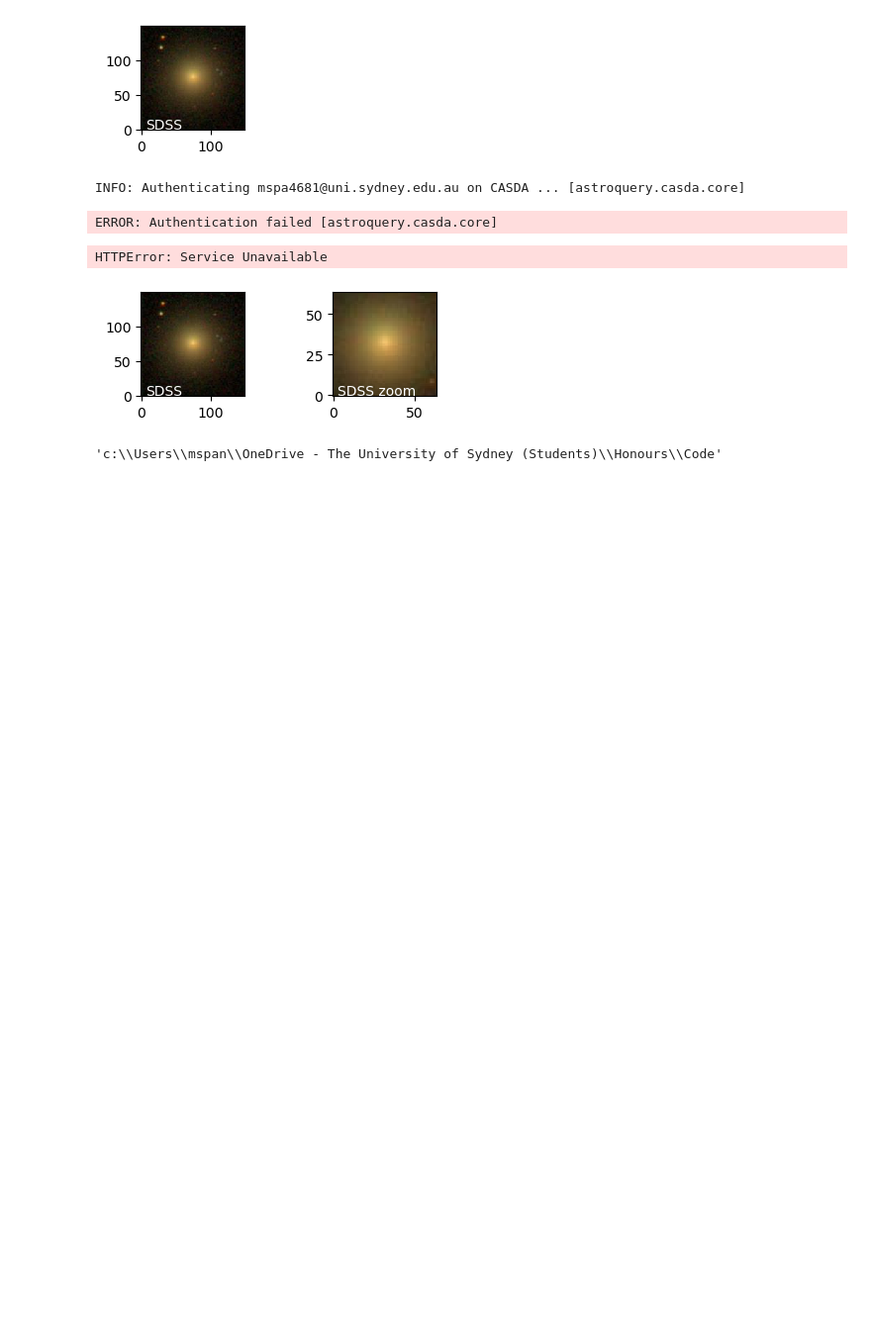
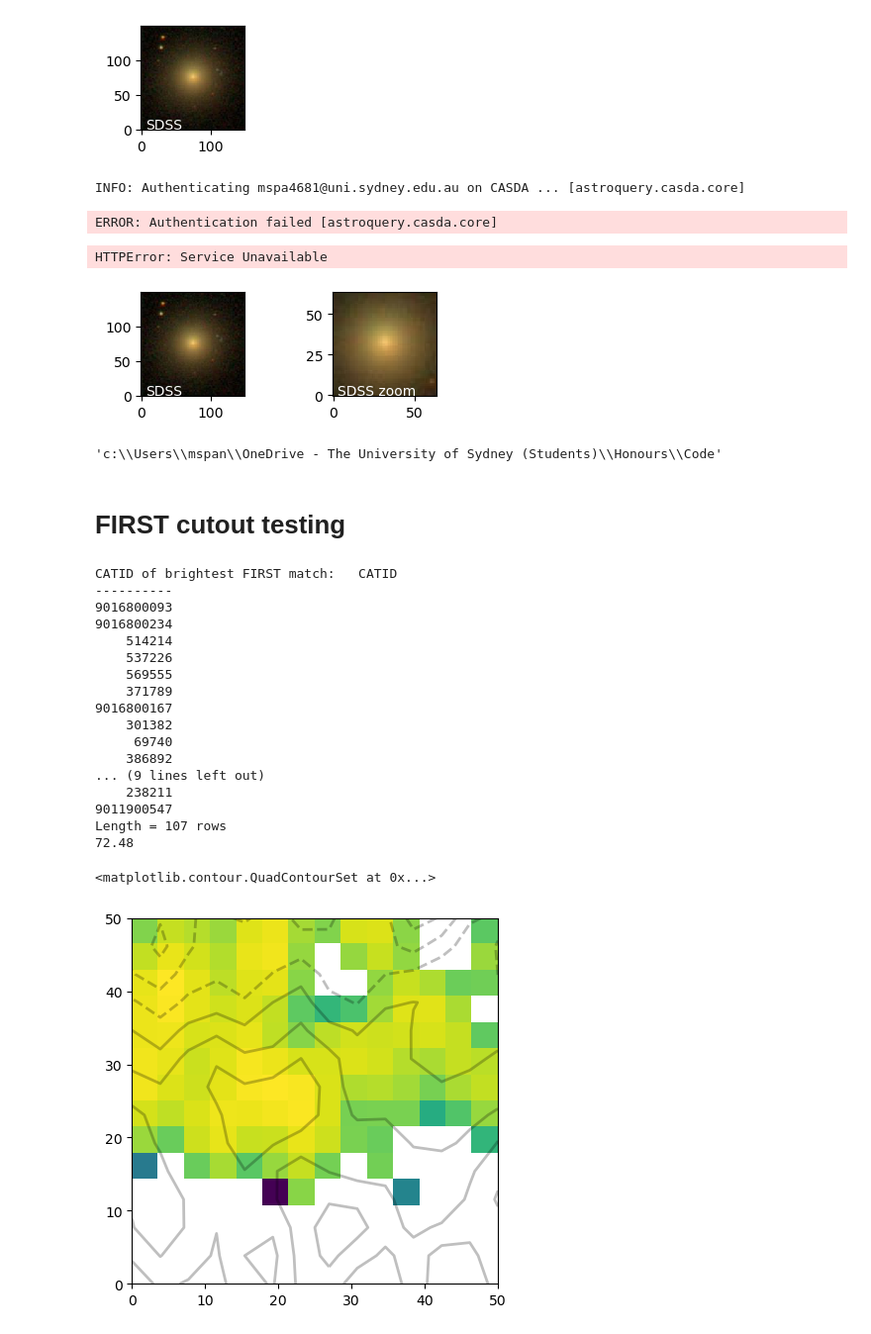
Before and after one commit to mspan4/sami_tools_smc_mspa4681, a Jupyter notebook: Code/racs_cutout_testing.ipynb, the cells around one changed output. Shown at 99% size. Saved outputs shown, nothing was run; the diff lists cells and outputs as text; code cells hidden in the pictures; blank space fills up the shorter version.

```diff
--- a/Code/racs_cutout_testing.ipynb
+++ b/Code/racs_cutout_testing.ipynb
@@ -779,3 +779,5 @@ os.rename(save_dir+cutout_file, save_dir+save_str)
 os.getcwd()
 # %% [output]
 'c:\\Users\\mspan\\OneDrive - The University of Sydney (Students)\\Honours\\Code'
+# %% [markdown]
+# FIRST cutout testing
@@ -781,0 +814,57 @@ os.getcwd()
+# %%
+# index = np.argsort(SAMI_target_RACS_matches['RACS_TOTALFLUX'])
+# print("CATID of brightest RACS match:", SAMI_target_RACS_matches['CATID'][index])
+# test_object = SAMI_target_RACS_matches['RA_OBJ'][index], SAMI_target_RACS_matches['DEC_OBJ'][index]
+# print(f"Test object position: {test_object}")
+# racs_image_cutout(test_object[0], test_object[1], 1.0, save_files=True, savedir=SAVEDIR)
+from matplotlib.colors import LogNorm
+
+LARGESS_mask = Summary_table_hdu['IS_LARGESSSOURCE'] == True
+
+index = np.argsort(Summary_table_hdu[LARGESS_mask]['FIRST_TOTALFLUX'])
+print("CATID of brightest FIRST match:", Summary_table_hdu[LARGESS_mask]['CATID'][index])
+
+test_CATID = Summary_table_hdu[LARGESS_mask]['CATID'][index][0]
+print(np.max(Summary_table_hdu[LARGESS_mask]['FIRST_TOTALFLUX']))
+
+test_CATID = 9239900004
+
+test_CATID_target_row = all_SAMI_target_table[all_SAMI_target_table['CATID'] == test_CATID]
+
+test_object = test_CATID_target_row['RA_OBJ'][0], test_CATID_target_row['DEC_OBJ'][0]
+
+
+
+impix = 50
+imsize = 0.4166*u.arcmin
+image = First.get_images(SkyCoord(test_object[0]*u.deg, test_object[1]*u.deg,
+                                               frame='icrs'), image_size =imsize)
+image
+
+test_im = image[0].data.squeeze()
+
+# plt.imshow(test_im)
+
+# image = fits.open(cutout_file)[0].data.squeeze()
+plt.imshow(np.fliplr(test_im), extent=(0,impix, 0, impix), norm=LogNorm())
+plt.contour(np.fliplr(test_im), colors='black', linewidths=2, alpha=0.25, extent=(0,impix, 0, impix))
+# %% [output]
+CATID of brightest FIRST match:   CATID
+----------
+9016800093
+9016800234
+    514214
+    537226
+    569555
+    371789
+9016800167
+    301382
+     69740
+    386892
+... (9 lines left out)
+    238211
+9011900547
+Length = 107 rows
+72.48
+<matplotlib.contour.QuadContourSet at 0x...>
+[figure, added]
```
Also changed, not shown: parts of 2 cells of this notebook, 4 other files.
